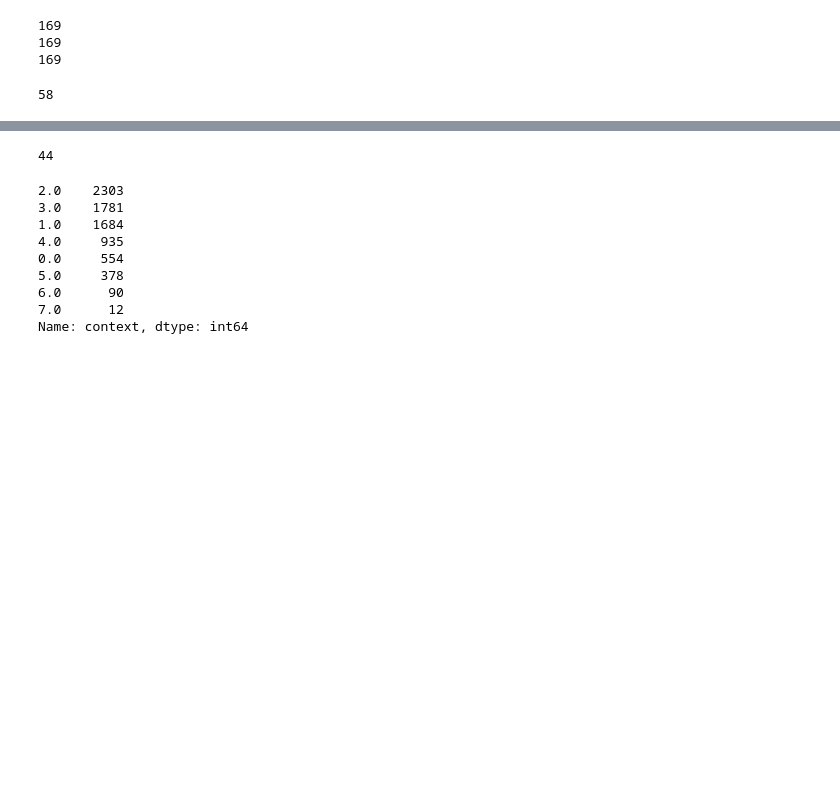
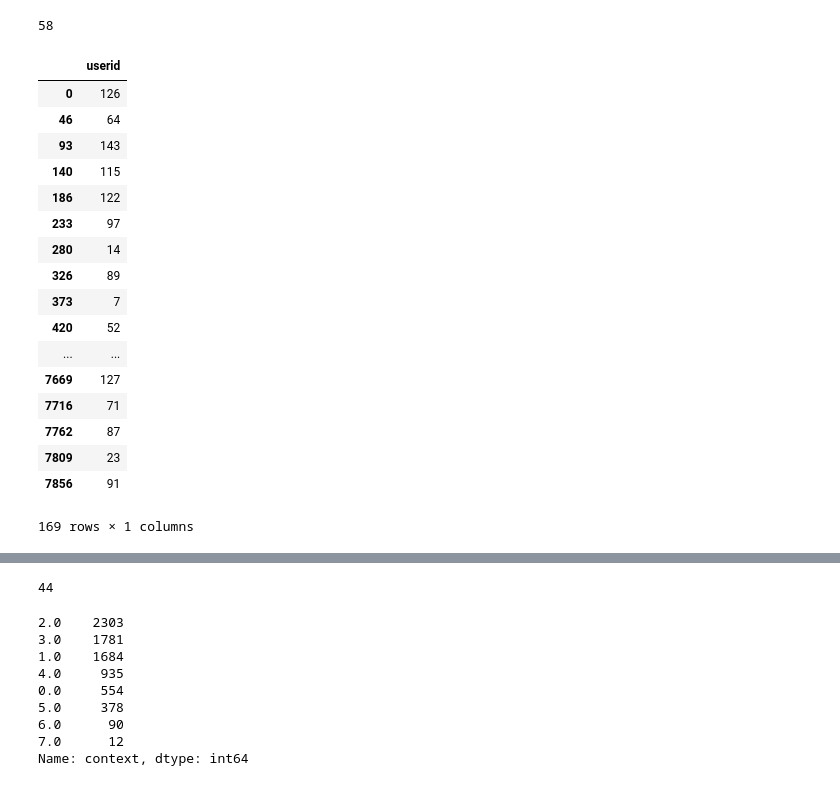
Before and after one commit to eladiomontero/DecisionTimes, a Jupyter notebook: Madrid data/MadridData.ipynb, the cells around one changed output, grey strips where cells are left out. Drawn from its saved outputs; the diff is of its cells as text; code cells hidden in the pictures; blank space fills up the shorter version.

```diff
--- a/Madrid data/MadridData.ipynb
+++ b/Madrid data/MadridData.ipynb
@@ -52,9 +22,3 @@ def readFiles(url):
-# %%
-readFiles(["./raw data/data_exp1.txt", "./raw data/data_exp2.txt", "./raw data/control/data_control.txt"])
-# %% [output]
-169
-169
-169
 # %%
 reDict = {'D':0.,'C':1.}
 
@@ -155,3 +119,25 @@ data1,dataC,data2,dataW = loadData()
 data2["round"].max()
 # %% [output]
 58
+# %%
+
+params_1
+# %% [output]
+|  | userid |
+| 0 | 126 |
+| 46 | 64 |
+| 93 | 143 |
+| 140 | 115 |
+| 186 | 122 |
+| 233 | 97 |
+| 280 | 14 |
+| 326 | 89 |
+| 373 | 7 |
+| 420 | 52 |
+| ... | ... |
+| 7669 | 127 |
+| 7716 | 71 |
+| 7762 | 87 |
+| 7809 | 23 |
+| 7856 | 91 |
+169 rows × 1 columns
```
Also changed, not shown: parts of 17 cells of this notebook, 3 other files.
